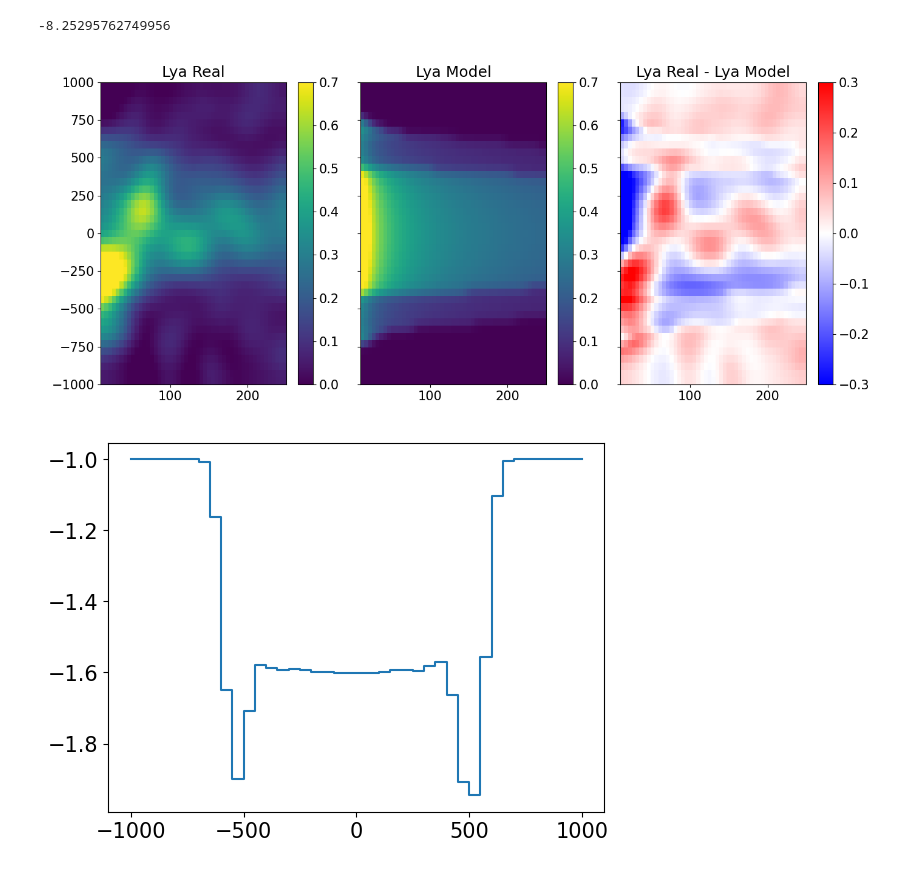
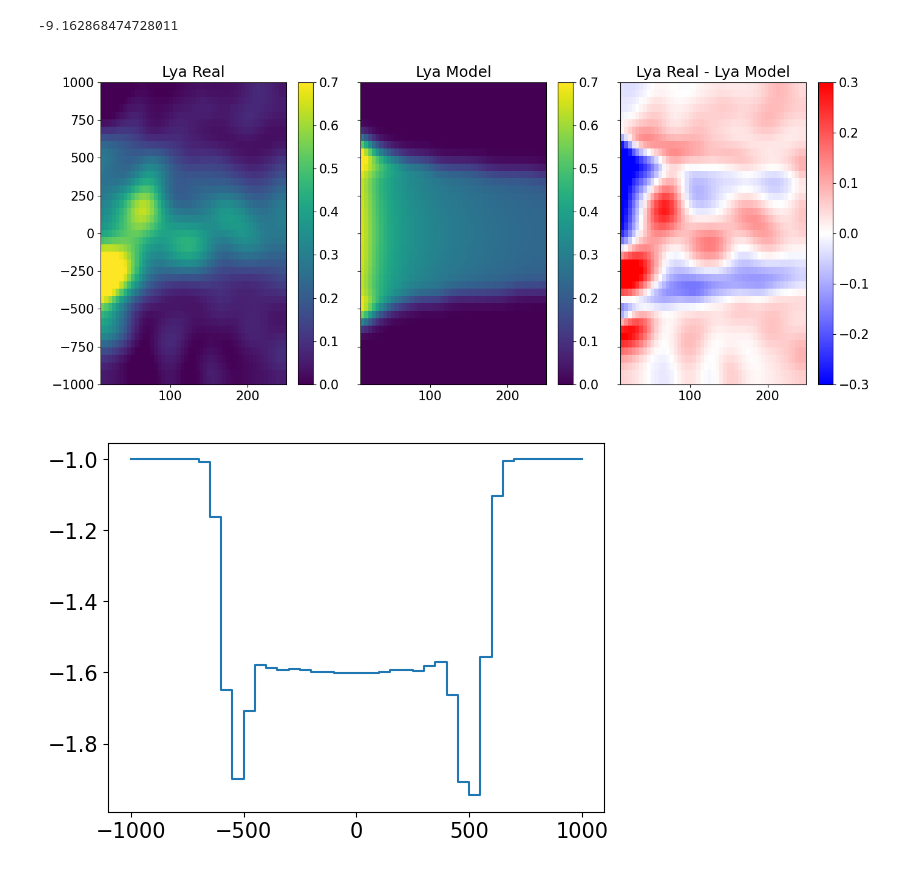
Before and after one commit to prusinski/galpair_model, a Jupyter notebook: chen+20_trimmed_box_250303.ipynb, the cells around one changed output. Cells and saved outputs as stored; diff of their text form; code cells hidden in the pictures.

```diff
--- a/chen+20_trimmed_box_250303.ipynb
+++ b/chen+20_trimmed_box_250303.ipynb
@@ -269,7 +271,7 @@ def model(theta):
 
     #         hmap[vind,bi] = tauavg_out + tauavg_in
 
-    hmap_conv = convolve(rawhmap, Gaussian2DKernel(1,1), boundary = 'extend') # 100 km/s and 5 kpc sampling
+    hmap_conv = convolve(rawhmap, Gaussian2DKernel(2,2), boundary = 'extend') # 100 km/s and 5 kpc sampling
 
     f = interp.RectBivariateSpline(vrawsamp, bvec, hmap_conv, kx=3, ky=3)
     hmap_reshaped = f(vvec_final, bvec_final)
@@ -312,30 +314,31 @@ def lnlike(theta, truth = lya_real):
     return -0.5 * np.nansum((lya_real - lya_model)**2), lya_model
 # %%
 theta = 905, -450, 0.13, 0.22, 0.45, 0.4 #vout, vin, aout, ain, gout, gin
+theta = 765, -450, 0.32, 0, 0.35, 0.4
 likelihood, lya_model = lnlike(theta)
 print(likelihood)
 vmi, vma = -0, 0.7
 
 fig, ax = plt.subplots(1,3, figsize = (14,6), sharex=True, sharey=True)
 re = ax[0].imshow(lya_real, aspect='auto', origin='lower',
                   extent = [bvec_final.min(), bvec_final.max(), vvec_final.min(), vvec_final.max()], vmin = vmi, vmax = vma)
 fig.colorbar(re, ax=ax[0])
 ax[0].set_title('Lya Real')
 
 mod = ax[1].imshow(lya_model, aspect='auto', origin='lower',
                    extent = [bvec_final.min(), bvec_final.max(), vvec_final.min(), vvec_final.max()], vmin = vmi, vmax = vma)
 fig.colorbar(mod, ax=ax[1])
 ax[1].set_title('Lya Model')
 
 diff = ax[2].imshow(lya_real - lya_model, aspect='auto', origin='lower',
                     extent = [bvec_final.min(), bvec_final.max(), vvec_final.min(), vvec_final.max()], cmap='bwr', vmin=-0.3, vmax=0.3)
 fig.colorbar(diff, ax=ax[2])
 ax[2].set_title('Lya Real - Lya Model')
 fig.tight_layout()
 plt.show()
 # %% [output]
--8.25295762749956
+-9.162868474728011
-[figure, old version]
+[figure, new version]
 # %%
 plt.figure()
 plt.step(vvec_final, -np.exp(lya_model[:,0]))
```
Also changed, not shown: parts of 1 cell of this notebook, 13 other files.
